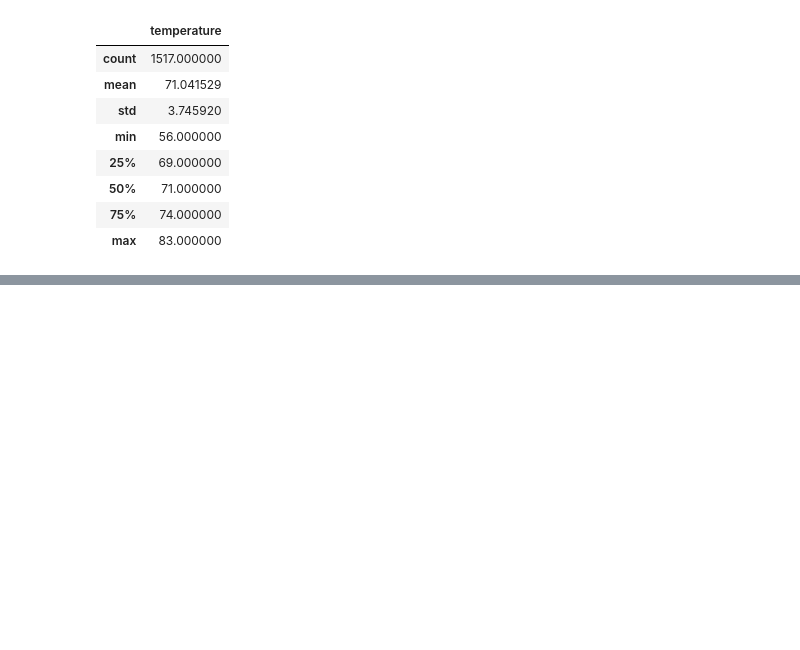
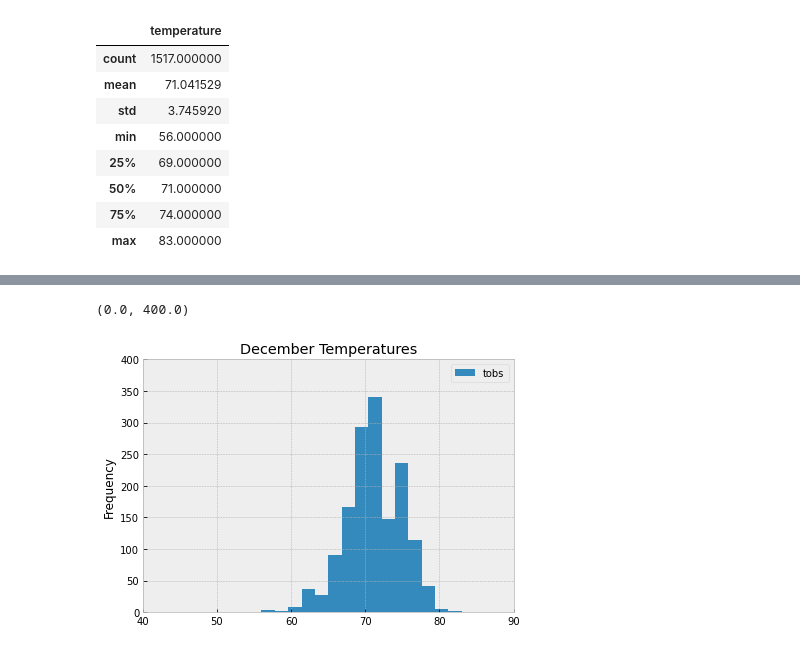
Before and after one commit to teachjanderson/surfs_up, a Jupyter notebook: SurfsUp_Challenge.ipynb, the cells around one changed output, grey strips where cells are left out. Cells and saved outputs as stored; diff of their text form; code cells hidden in the pictures; blank space fills up the shorter version.

Commit message:
Updated images and code

```diff
--- a/SurfsUp_Challenge.ipynb
+++ b/SurfsUp_Challenge.ipynb
@@ -8,6 +8,12 @@ import sqlalchemy
 from sqlalchemy.ext.automap import automap_base
 from sqlalchemy.orm import Session
 from sqlalchemy import create_engine, func
+
+# Dependencies for additional queries
+%matplotlib inline
+from matplotlib import style
+style.use('bmh')
+import matplotlib.pyplot as plt
 # %%
 engine = create_engine("sqlite:///hawaii.sqlite")
 
@@ -81,0 +162,3 @@ dec_temp_df.describe()
+# %%
+decgraph_temp = session.query(Measurement.tobs).\
+    filter(extract('month', Measurement.date) ==12).all()
@@ -81,0 +203,10 @@ dec_temp_df.describe()
+# %%
+decgraph_temp_df = pd.DataFrame(decgraph_temp, columns=['tobs'])
+decgraph_temp_df.plot.hist(bins=15)
+plt.tight_layout()
+plt.title('December Temperatures')
+plt.xlim([40,90])
+plt.ylim([0,400])
+# %% [output]
+(0.0, 400.0)
+[figure, added]
```
Also changed, not shown: parts of 13 cells of this notebook, 7 other files.
